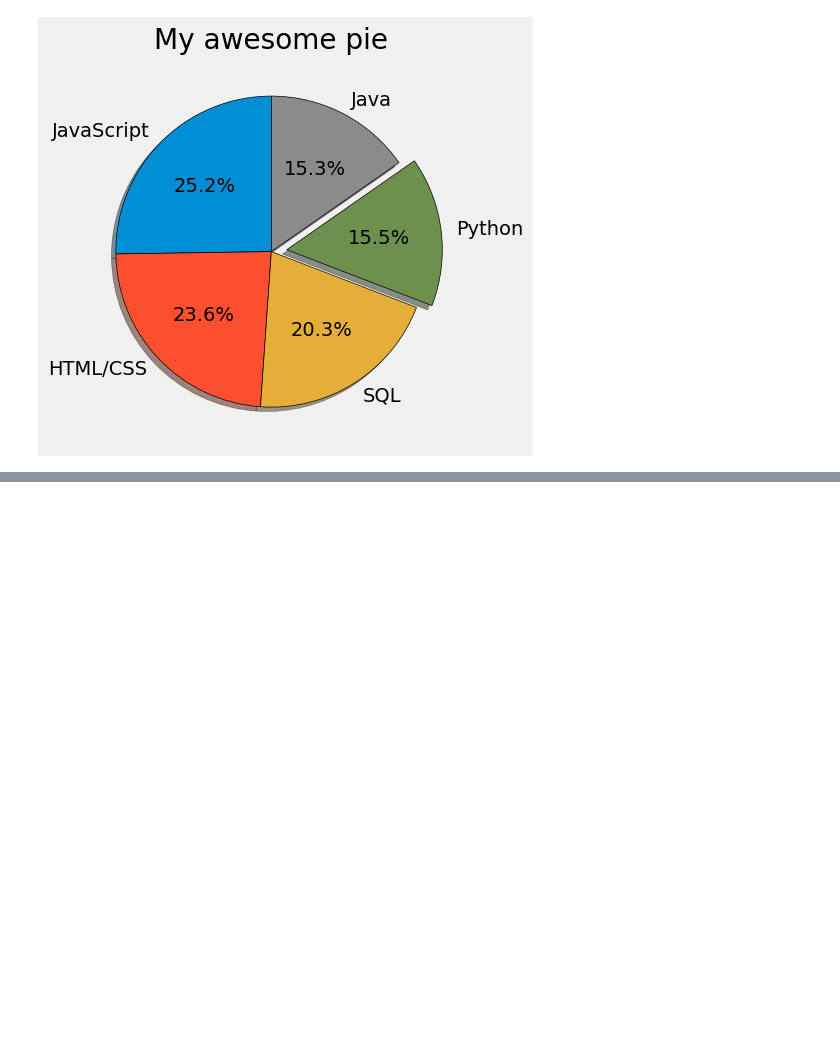
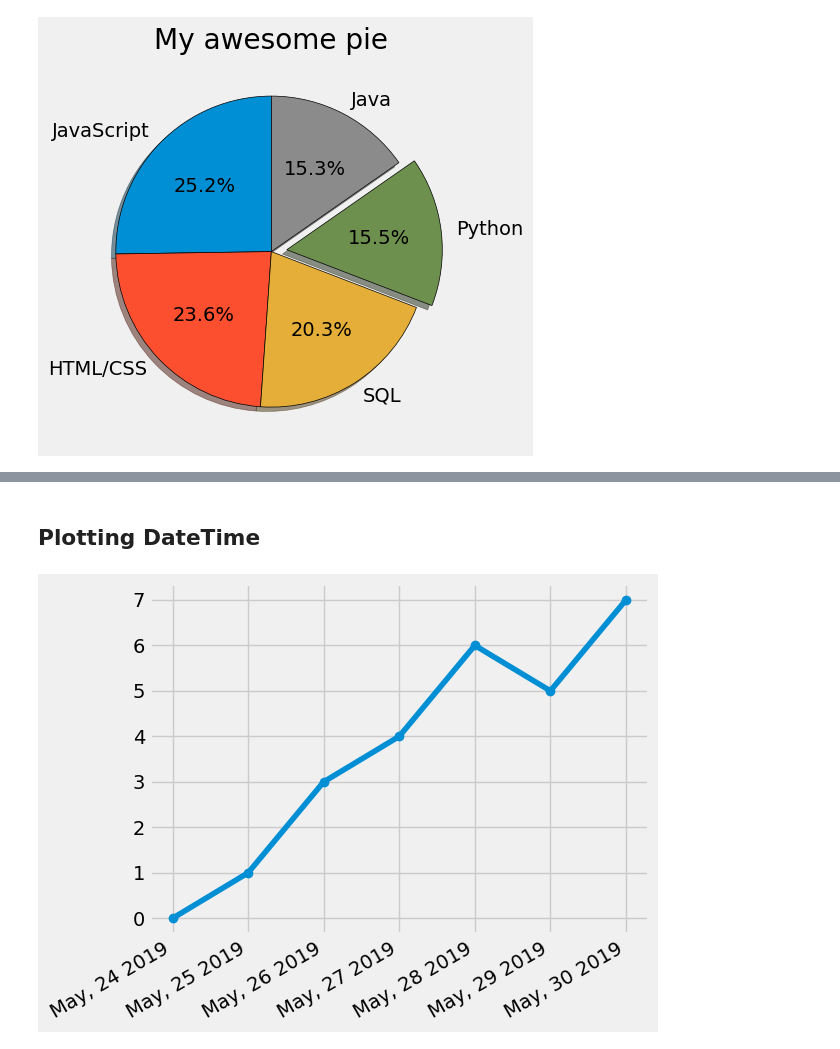
Before and after one commit to sbdrchauhan/python-DS-ML, a Jupyter notebook: 08_matplotlib/code_tryouts.ipynb, the cells around one changed output, grey strips where cells are left out. Saved outputs shown, nothing was run; the diff lists cells and outputs as text; code cells hidden in the pictures; blank space fills up the shorter version.

```diff
--- a/08_matplotlib/code_tryouts.ipynb
+++ b/08_matplotlib/code_tryouts.ipynb
@@ -95,0 +201,58 @@ plt.show()
+# %% [markdown]
+## Plotting DateTime
+# %%
+import pandas as pd
+from datetime import datetime, timedelta
+from matplotlib import pyplot as plt
+from matplotlib import dates as mpl_dates
+
+plt.style.use('fivethirtyeight')
+
+dates = [
+    datetime(2019, 5, 24),
+    datetime(2019, 5, 25),
+    datetime(2019, 5, 26),
+    datetime(2019, 5, 27),
+    datetime(2019, 5, 28),
+    datetime(2019, 5, 29),
+    datetime(2019, 5, 30)
+]
+
+# y-values
+y = [0, 1, 3, 4, 6, 5, 7]
+
+plt.plot_date(dates, y, linestyle='solid')
+
+# getting current figure object from the pyplot,
+# and then formatting date for the dates to look better
+plt.gcf().autofmt_xdate()
+
+# let's better format how dates are shown
+# details of formatting, look into docs
+date_format = mpl_dates.DateFormatter('%b, %d %Y')
+
+# get current axis, xaxis, then change
+# how the dates are shown using date formatter
+plt.gca().xaxis.set_major_formatter(date_format)
+
+# ----------------------------------------------------------------
+# if we want to use datetime from dataframe, then this is the way
+# data = pd.read_csv('data.csv')
+# price_date = data['Date']
+# price_close = data['Close']
+
+# Since date obj from dataframe are read as String
+# we need to change it to datetime object first:
+# data['Date'] = pd.to_datetime(data['Date'])
+# Then, sort the values, because that is how datetime is plotted
+# data.sort_values('Date', inplace=True)
+
+
+# plt.title('Bitcoin Prices')
+# plt.xlabel('Date')
+# plt.ylabel('Closing Price')
+
+plt.tight_layout()
+plt.show()
+# %% [output]
+[figure, added]
```
Also changed, not shown: parts of 6 cells of this notebook, 7 other files.
